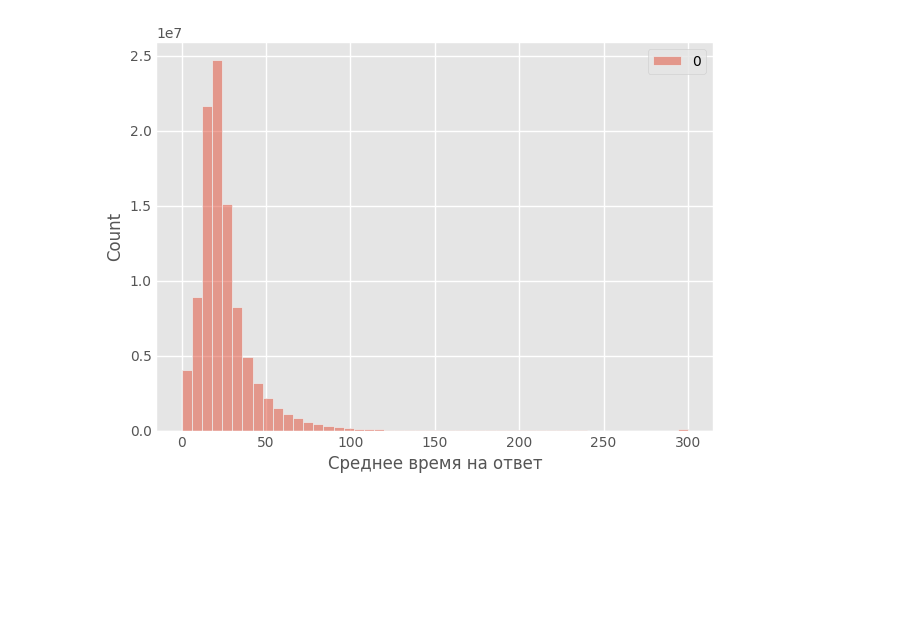
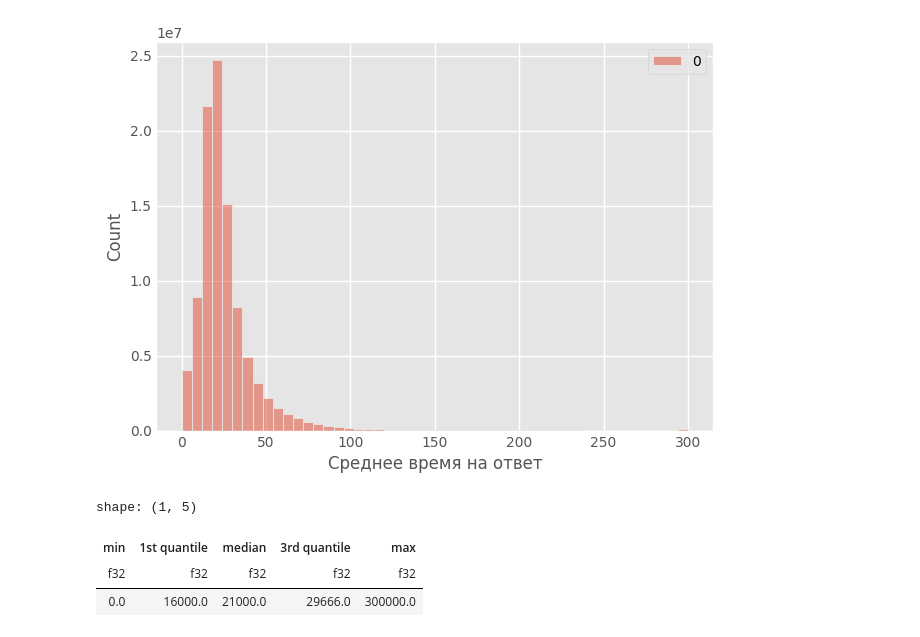
Before and after one commit to zinkin-s/MFTI_DS_Python_HW_3, a Jupyter notebook: notebook.ipynb, the cells around one changed output. Drawn from its saved outputs; the diff is of its cells as text; code cells hidden in the pictures; blank space fills up the shorter version.

```diff
--- a/notebook.ipynb
+++ b/notebook.ipynb
@@ -462,3 +462,25 @@ plt.xlabel("Среднее время на ответ")
 plt.show()
 # %% [output]
 [figure]
+# %%
+# Получение данных по порядковым статистикам для колонки prior_question_elapsed_time
+
+ds = lf.with_columns(
+    pl.col('prior_question_elapsed_time').min().alias('min'),
+    pl.col('prior_question_elapsed_time').median().alias('median'),
+    pl.col('prior_question_elapsed_time').max().alias('max'),
+    pl.col('prior_question_elapsed_time').quantile(0.25).alias('1st quantile'),
+    pl.col('prior_question_elapsed_time').quantile(0.75).alias('3rd quantile')
+).select(
+    pl.col('min'),
+    pl.col('1st quantile'),
+    pl.col('median'),
+    pl.col('3rd quantile'),
+    pl.col('max')
+)
+ds.collect(streaming=True).unique()
+# %% [output]
+shape: (1, 5)
+| min | 1st quantile | median | 3rd quantile | max |
+| f32 | f32 | f32 | f32 | f32 |
+| 0.0 | 16000.0 | 21000.0 | 29666.0 | 300000.0 |
```
